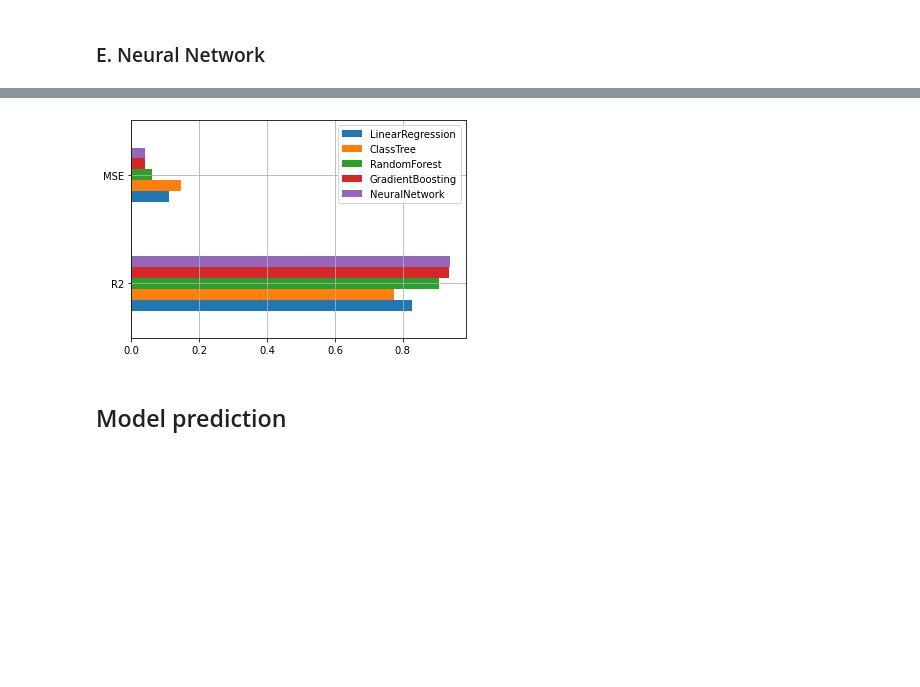
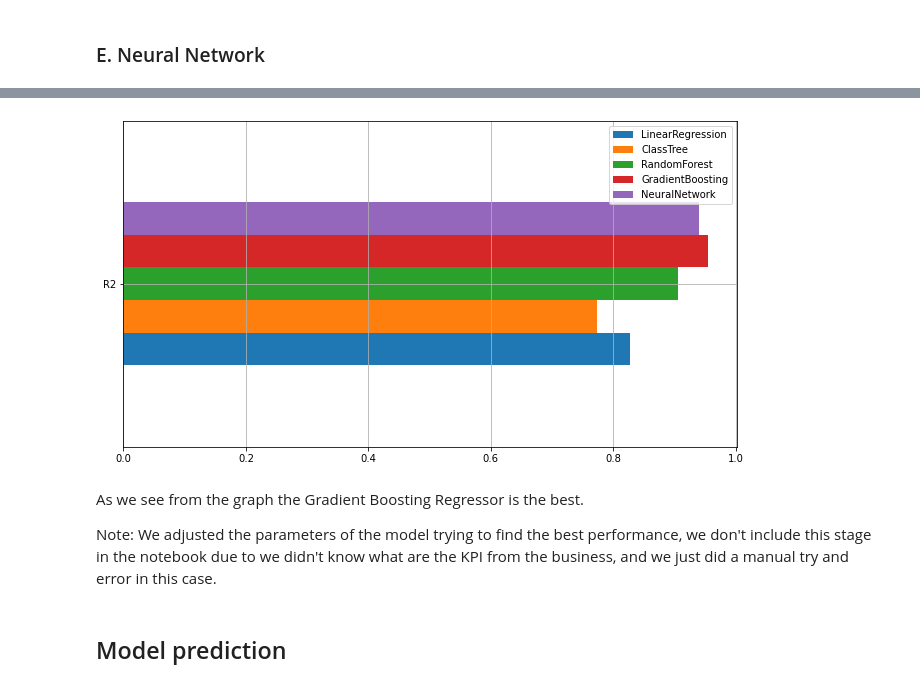
Before and after one commit to juancronos/s4n_data_science_test, a Jupyter notebook: predictiveModelNotebook.ipynb, the cells around one changed output, grey strips where cells are left out. Cells and saved outputs as stored; diff of their text form; code cells hidden in the pictures; blank space fills up the shorter version.

Commit message:
completed all models and recomendations

```diff
--- a/predictiveModelNotebook.ipynb
+++ b/predictiveModelNotebook.ipynb
@@ -220,7 +247,6 @@ treeRegressor.fit(X_train, y_train)
 
 # 4. evaluate the model
 y_pred_test = treeRegressor.predict(X_test)
-metrics.loc['MSE', 'ClassTree'] = mean_squared_error(y_test, y_pred_test)
 metrics.loc['R2', 'ClassTree'] = r2_score(y_test, y_pred_test)
 # %% [markdown]
 ### C. Random Forest
@@ -236,7 +262,6 @@ rf.fit(X_train, y_train)
 
 # 4. evaluate the model
 y_pred_test = rf.predict(X_test)
-metrics.loc['MSE', 'RandomForest'] = mean_squared_error(y_test, y_pred_test)
 metrics.loc['R2', 'RandomForest'] = r2_score(y_test, y_pred_test)
 # %% [markdown]
 ### D. Gradient Boosting regression
@@ -245,7 +270,7 @@ metrics.loc['R2', 'RandomForest'] = r2_score(y_test, y_pred_test)
 from sklearn.ensemble import GradientBoostingRegressor
 
 # 2. instantiate model with 1000 decision trees
-gbReg = GradientBoostingRegressor(n_estimators= 500,
+gbReg = GradientBoostingRegressor(n_estimators= 1000,
                                 max_depth= 4,
                                 min_samples_split= 5,
                                 learning_rate= 0.01,
@@ -257,7 +282,6 @@ gbReg.fit(X_train, y_train)
 
 # 4. evaluate the model
 y_pred_test = gbReg.predict(X_test)
-metrics.loc['MSE', 'GradientBoosting'] = mean_squared_error(y_test, y_pred_test)
 metrics.loc['R2', 'GradientBoosting'] = r2_score(y_test, y_pred_test)
 # %% [markdown]
 ### E. Neural Network
@@ -277,5 +301,4 @@ mlp.fit(X_train, y_train)
 
 # 4. evaluate the model
 y_pred_test = mlp.predict(X_test)
-metrics.loc['MSE', 'NeuralNetwork'] = mean_squared_error(y_test, y_pred_test)
 metrics.loc['R2', 'NeuralNetwork'] = r2_score(y_test, y_pred_test)
@@ -288,9 +312,13 @@ metrics
 # %%
-fig, ax = plt.subplots()
+fig, ax = plt.subplots(figsize=(11,6))
 metrics.plot(kind='barh', ax = ax)
 ax.grid()
 # %% [output]
-[figure, old version]
+[figure, new version]
+# %% [markdown]
+As we see from the graph the Gradient Boosting Regressor is the best.
+
+Note: We adjusted the parameters of the model trying to find the best performance, we don't include this stage in the notebook due to we didn't know what are the KPI from the business, and we just did a manual try and error in this case.
 # %% [markdown]
 ## Model prediction
 # %% [markdown]
```
Also changed, not shown: parts of 16 cells of this notebook, 4 other files.
